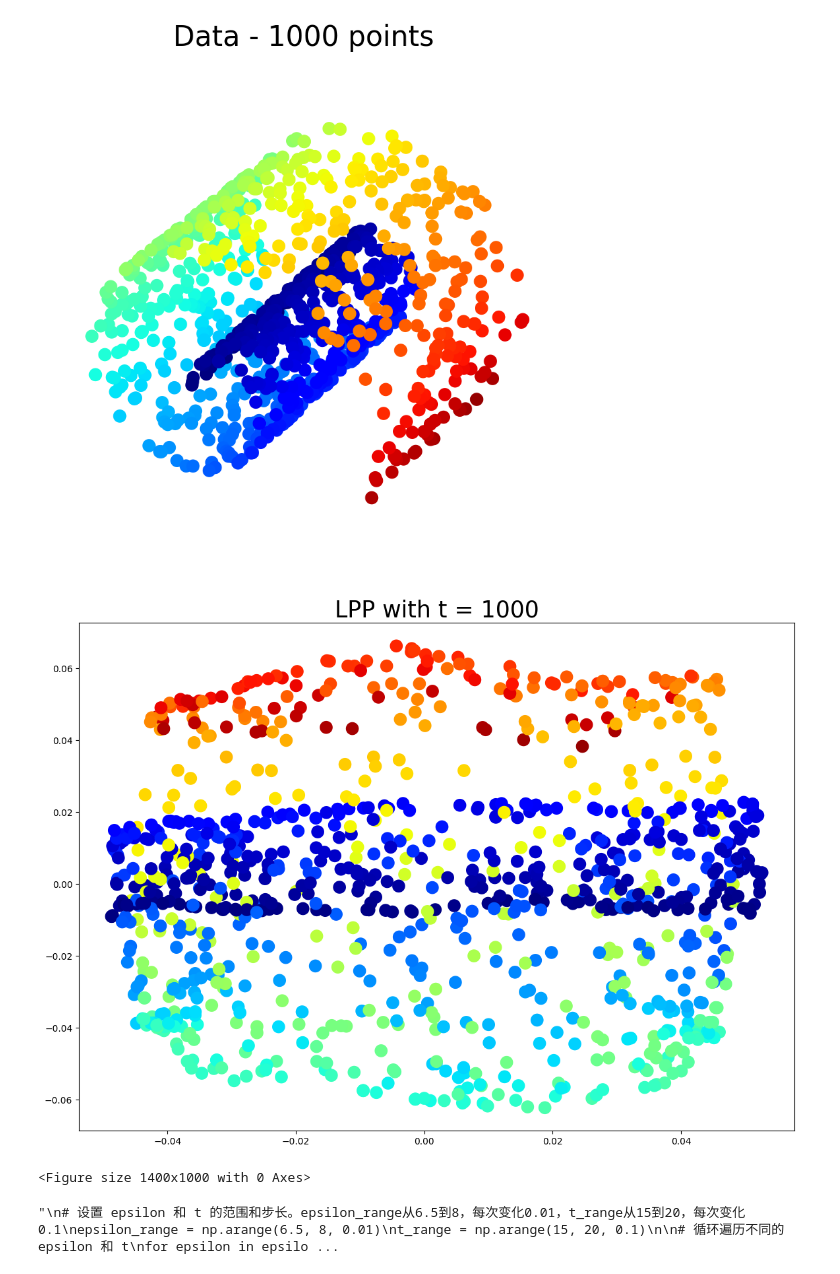
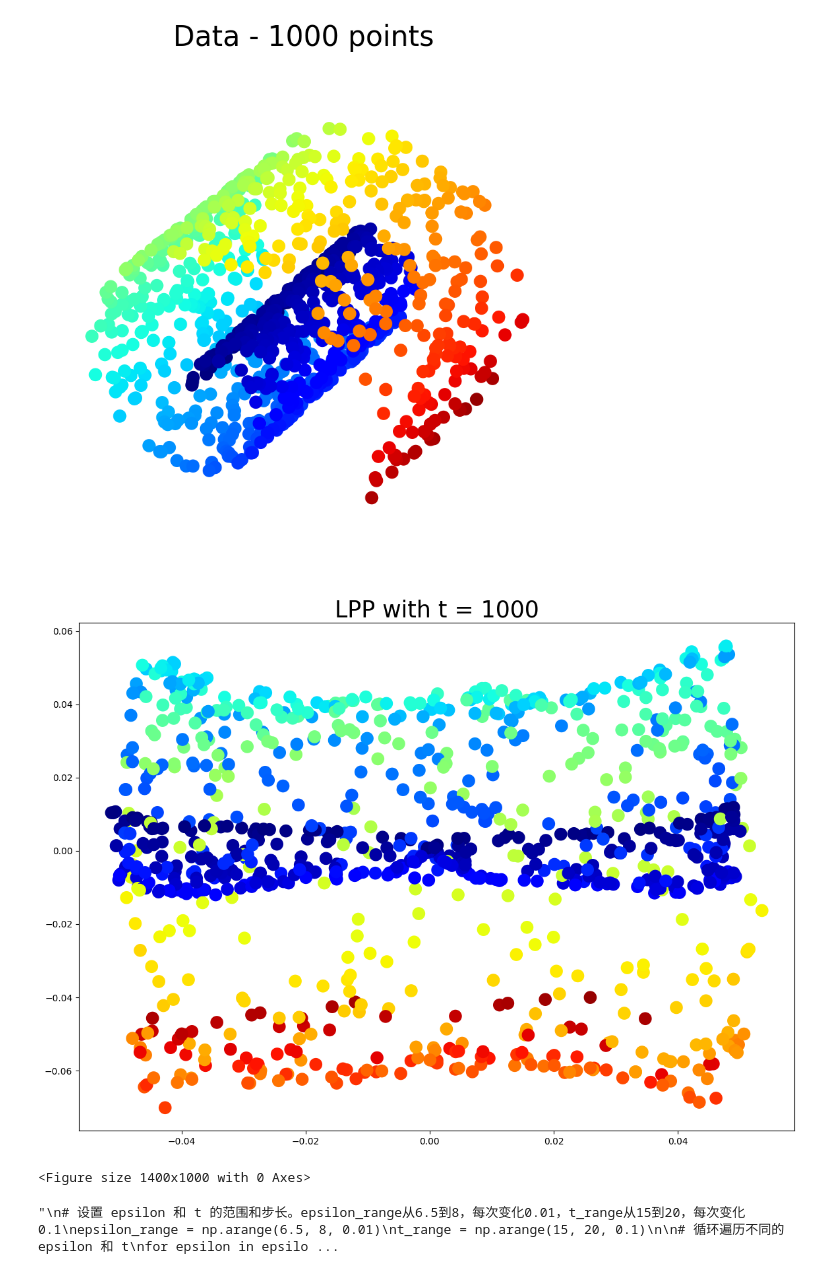
Before and after one commit to TonyHuang6666/Manifold-Learning, a Jupyter notebook: Locality preserving projection/LPP-Original.ipynb, the cells around one changed output. Saved outputs shown, nothing was run; the diff lists cells and outputs as text; code cells hidden in the pictures.

Commit message:
以k最近邻的平均距离作为每个数据点的半径并不理想，仍然是k越接近样本点数低维图像表现最好

```diff
--- a/Locality preserving projection/LPP-Original.ipynb
+++ b/Locality preserving projection/LPP-Original.ipynb
@@ -21,16 +21,25 @@ def compute_radius(Data):
     n = Data.shape[0]
     distances = pairwise_distances(Data)
     radius = np.zeros(n)
-    #variance = np.zeros(n)
     for i in range(n):
         avg_radius = np.mean(distances[i])
-        variance = np.var(distances[i])
-        radius[i] = avg_radius - variance / avg_radius
-    #np.savetxt('variance.csv', variance, delimiter=',')
+        radius[i] = avg_radius
     np.savetxt('distances.csv', distances, delimiter=',')
     np.savetxt('average_radius.csv', radius, delimiter=',')
     return radius
 
+# 以k最近邻的平均距离作为每个数据点的半径
+def compute_knn_average_radius(Data, knn_matrix):
+    n = Data.shape[0]
+    distances = pairwise_distances(Data)
+    avg_distances = np.zeros(n)
+
+    for i in range(n):
+        knn_indices = knn_matrix[i] # 第i个数据点的k个最近邻的索引
+        knn_distances = [distances[i, idx] for idx in knn_indices] # 第i个数据点到k个最近邻的距离
+        avg_distances[i] = np.mean(knn_distances) # 第i个数据点的k个最近邻的平均距离
+    np.savetxt('knn_average_distances.csv', avg_distances, delimiter=',')
+    return avg_distances
 
 # 构建epsilon邻域的邻接矩阵
 def epsilon_neighborhood(Data, epsilon):
@@ -58,7 +67,8 @@ def construct_weight_matrix(Data, method, n_neighbors, t):
                 Weight_matrix[i][int(j)] = np.exp(- dist_matrix[i][int(j)] ** 2 / t)  #使用热核方法计算权重
                 Weight_matrix[int(j)][i] = np.exp(- dist_matrix[int(j)][i] ** 2 / t)  #邻接矩阵为对称矩阵
     elif method == 'epsilon':
-        radius = compute_radius(Data)
+        knn_matrix = nearest_neighbors(Data, n_neighbors)  # 计算每个样本点的 n_neighbors 个最近邻索引
+        radius = compute_knn_average_radius(Data, knn_matrix)
         for i in range(n):
             adjacency_matrix = epsilon_neighborhood(Data, radius[i])
             for j in range(n):
@@ -127,31 +137,31 @@ Data_T = np.transpose(Data)
 # %%
 # 绘制及保存投影图
 if not os.path.exists('output'):
     os.makedirs('output')
 for method in ['epsilon', 'knn']:
     plt.figure(figsize=(14, 10))
     if method == 'epsilon':
         t = 1000
-        lpp_embeddings = LPP(Data_T, n_components=2, method=method, n_neighbors=150, t=t)
+        lpp_embeddings = LPP(Data_T, n_components=2, method=method, n_neighbors=1000, t=t)
         plt.title('LPP with t = ' + str(t), size=25)
         file_name = 'LPP_epsilon_t = ' + str(t) + '.png'
         file_path = os.path.join('.', 'output', file_name)
         plt.scatter(lpp_embeddings[:, 0], lpp_embeddings[:, 1], c=plt.cm.jet((Data_T[:, 0] ** 2 + Data_T[:, 2] ** 2) / 100),s=200, lw=0, alpha=1)
         plt.savefig(file_path)
     elif method == 'knn':
         n_neighbors = 150
         '''
         t = 60
         lpp_embeddings = LPP(Data_T, n_components=2, method=method, n_neighbors=n_neighbors, t=t)
         plt.title('LPP with k-Nearest Neighbors = ' + str(n_neighbors) + ' and t = ' + str(t), size=25)
         file_name = 'LPP_knn_' + str(n_neighbors) + '_t=' + str(t) + '.png'
         file_path = os.path.join('.', 'output', file_name)
         plt.scatter(lpp_embeddings[:, 0], lpp_embeddings[:, 1], c=plt.cm.jet((Data_T[:, 0] ** 2 + Data_T[:, 2] ** 2) / 100),s=200, lw=0, alpha=1)
         plt.savefig(file_path)
         '''
     plt.show()
 # %% [output]
-[figure, old version]
+[figure, new version]
 <Figure size 1400x1000 with 0 Axes>
 # %%
 '''
```
Also changed, not shown: 1 other file.
